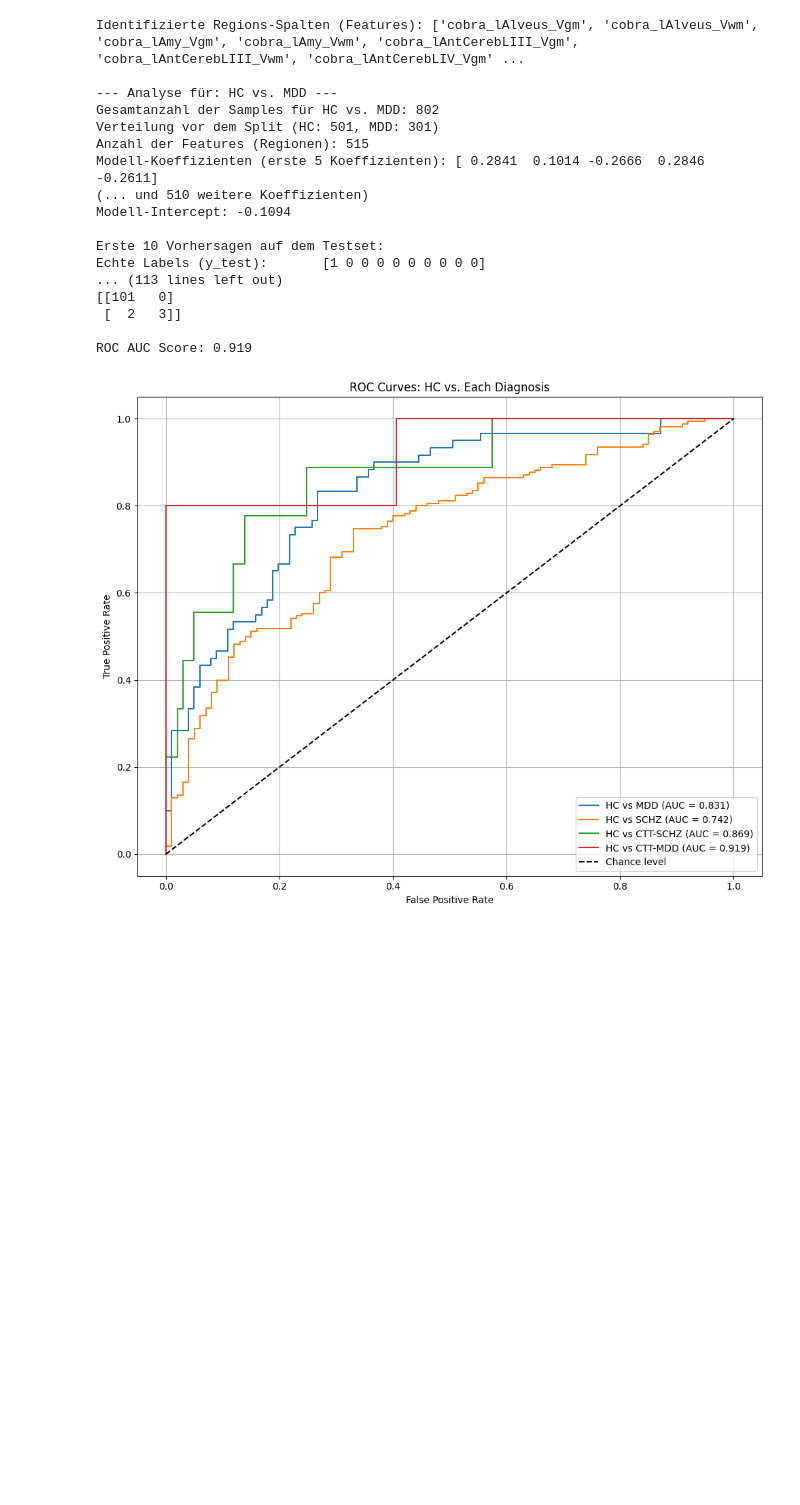
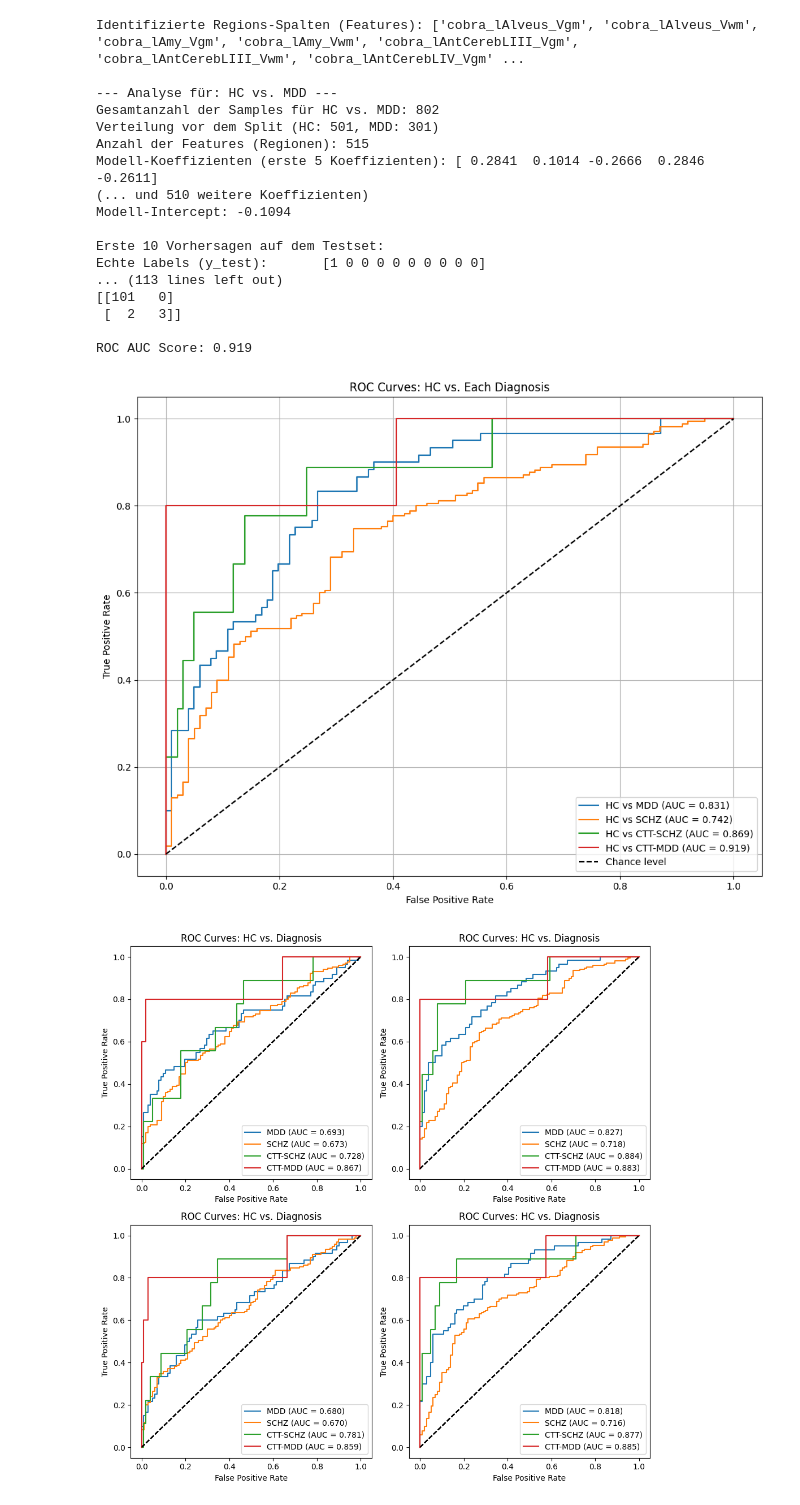
Before and after one commit to lisaduttenhoefer/BA_mriContrastVAE, a Jupyter notebook: project/catatonia_VAE-main_bq/src/classification_tryout.ipynb, the cells around one changed output. Saved outputs shown, nothing was run; the diff lists cells and outputs as text; code cells hidden in the pictures; blank space fills up the shorter version.

```diff
--- a/project/catatonia_VAE-main_bq/src/classification_tryout.ipynb
+++ b/project/catatonia_VAE-main_bq/src/classification_tryout.ipynb
@@ -156,22 +156,28 @@ import matplotlib.pyplot as plt
 from sklearn.model_selection import train_test_split
 from sklearn.linear_model import LogisticRegression
 from sklearn.metrics import roc_curve, auc, classification_report, confusion_matrix, roc_auc_score
+import re
 
 # Liste der CSV-Dateien
 csv_paths = [
-    "//workspace/project/catatonia_VAE-main_bq/analysis/TESTING/deviation_results_norm_results_HC_V_g_m_all_20250601_2108_20250606_131920/deviation_scores_with_roi_names.csv", #Vgm, all
+    "/workspace/project/catatonia_VAE-main_bq/analysis/TESTING/deviation_results_norm_results_HC_V_g_m_all_20250601_2108_20250606_131920/deviation_scores_with_roi_names.csv", #Vgm, all
     "/workspace/project/catatonia_VAE-main_bq/analysis/TESTING/deviation_results_norm_results_HC_Vgm_Vwm_Vcsf_all_20250530_1142_20250606_132210/deviation_scores_with_roi_names.csv", #all, all
     "/workspace/project/catatonia_VAE-main_bq/analysis/TESTING/deviation_results_norm_results_HC_V_g_m_neuromorphometrics_cobra_lpba40_20250606_0349_20250618_132436/deviation_scores_with_roi_names.csv", #Vgm, neurom/lpba40
     "/workspace/project/catatonia_VAE-main_bq/analysis/TESTING/deviation_results_norm_results_HC_Vgm_Vwm_Vcsf_neuromorphometrics_cobra_lpba40_20250606_0540_20250613_183712/deviation_scores_with_roi_names.csv" #all, neurom/lpba40
 ]
 
-# Anzahl der Dateien für die Plots
-num_files = len(csv_paths)
-fig, axes = plt.subplots(1, num_files, figsize=(5 * num_files, 5))
+rows = int(np.ceil(num_files / 2))  # Anzahl der Reihen automatisch berechnen
+fig, axes = plt.subplots(rows, 2, figsize=(10, rows * 5))
 
 # Verarbeitung jeder Datei
 for i, csv_path in enumerate(csv_paths):
     df = pd.read_csv(csv_path)
+    match = re.search(r"_([^_/]+)_\d{8}_\d{6}", csv_path)
+
+    if match:
+        plot_title = match.group(1)  # Extracted part (e.g., "V_g_m_all")
+    else:
+        plot_title = "Unknown"
 
     # Klassifikation: HC vs. andere Diagnosen
     df["Diagnosis"] = df["Diagnosis"].astype("category")
@@ -186,33 +192,37 @@ for i, csv_path in enumerate(csv_paths):
         df_bin["target"] = (df_bin["Diagnosis"] == diag).astype(int)
 
         X = df_bin[region_columns]
         y = df_bin["target"]
 
         if len(df_bin['target'].unique()) < 2 or len(df_bin) < 2:
             continue
 
         # Train-Test-Split mit stratifiziertem Sampling
         try:
             X_train, X_test, y_train, y_test = train_test_split(X, y, stratify=y, test_size=0.2, random_state=42)
         except ValueError:
             continue
 
         clf = LogisticRegression(random_state=42, solver='liblinear', max_iter=1000)
         clf.fit(X_train, y_train)
 
         y_pred = clf.predict(X_test)
         y_score = clf.predict_proba(X_test)[:, 1]
 
         roc_auc = roc_auc_score(y_test, y_score)
         fpr, tpr, _ = roc_curve(y_test, y_score)
 
-        ax = axes[i] if num_files > 1 else axes
-        ax.plot(fpr, tpr, label=f'{csv_path.split("/")[-1]} (AUC = {roc_auc:.3f})')
+        row = i // 2  # Row index (integer division by 2)
+        col = i % 2   # Column index (modulo operation for column)
+        ax = axes[row, col]  # Correct subplot reference
+        ax.plot(fpr, tpr, label=f'{diag} (AUC = {roc_auc:.3f})')
         ax.plot([0, 1], [0, 1], 'k--')
         ax.set_xlabel("False Positive Rate")
         ax.set_ylabel("True Positive Rate")
-        ax.set_title(f"ROC Curve ({csv_path.split('/')[-1]})")
+        ax.set_title(f"ROC Curves: HC vs. Diagnosis")
         ax.legend(loc="lower right")
 
 plt.tight_layout()
 plt.show()
+# %% [output]
+[figure, added]
```
Also changed, not shown: parts of 1 cell of this notebook, 4 other files.
